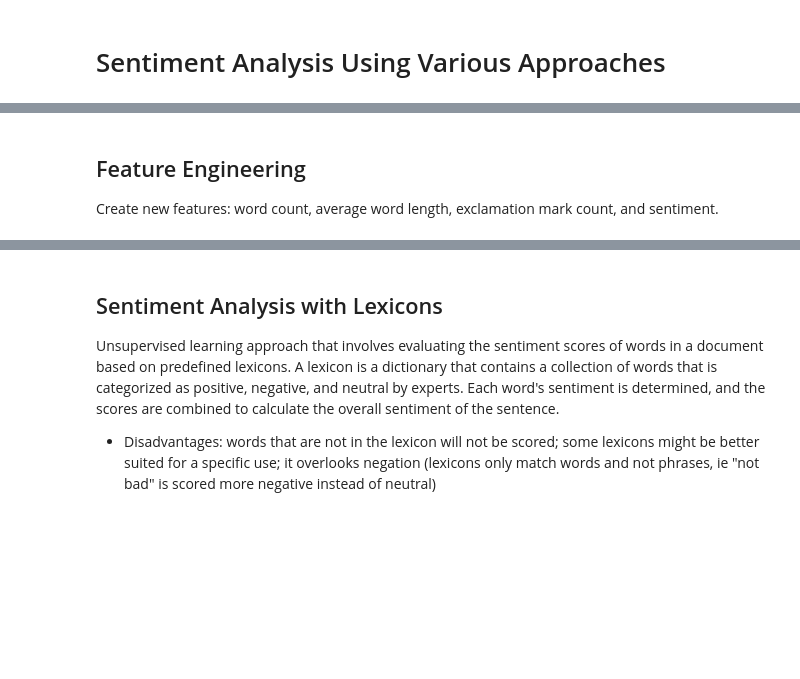
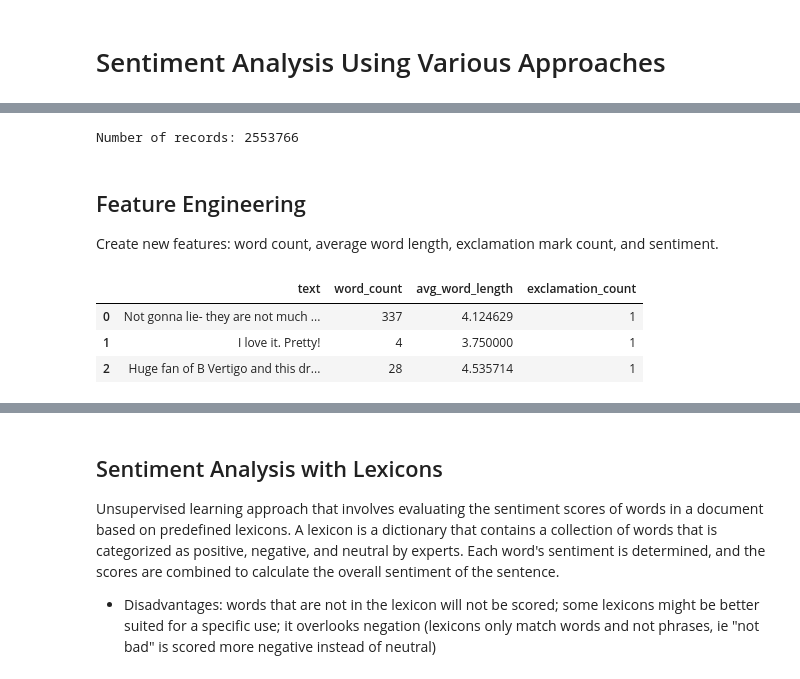
Before and after one commit to marieljum/NLP_Amazon_Reviews_Sentiment, a Jupyter notebook: notebooks/Sentiment_Analysis.ipynb, the cells around one changed output, grey strips where cells are left out. Drawn from its saved outputs; the diff is of its cells as text; code cells hidden in the pictures; blank space fills up the shorter version.

```diff
--- a/notebooks/Sentiment_Analysis.ipynb
+++ b/notebooks/Sentiment_Analysis.ipynb
@@ -165,3 +46,15 @@ meta_subset.to_csv('../data/meta_subset.csv', index = False)
+# %%
+merge_df = pd.read_csv('../data/merge_df_select.csv', index_col = False)
+# Remove null values in 'text' column
+merge_df = merge_df.dropna(subset=['text'])
+# Remove rows where 'text' column contains empty strings
+merge_df = merge_df[merge_df['text'].str.strip() != '']
+# Reset the index of the DataFrame
+merge_df.reset_index(drop=True, inplace=True)
+
+print(f'Number of records: {len(merge_df)}')
+# %% [output]
+Number of records: 2553766
 # %% [markdown]
 ## Feature Engineering
 
@@ -210,3 +107,8 @@ cleaned_text['exclamation_count'] = cleaned_text['text'].apply(exclamation_count
 # %%
-cleaned_text[['text', 'word_count', 'avg_word_length', 'exclamation_count']].head(3)
+merge_df[['text', 'word_count', 'avg_word_length', 'exclamation_count']].head(3)
+# %% [output]
+|  | text | word_count | avg_word_length | exclamation_count |
+| 0 | Not gonna lie- they are not much ... | 337 | 4.124629 | 1 |
+| 1 | I love it. Pretty! | 4 | 3.750000 | 1 |
+| 2 | Huge fan of B Vertigo and this dr... | 28 | 4.535714 | 1 |
 # %%
```
Also changed, not shown: parts of 45 cells of this notebook, 3 other files.
